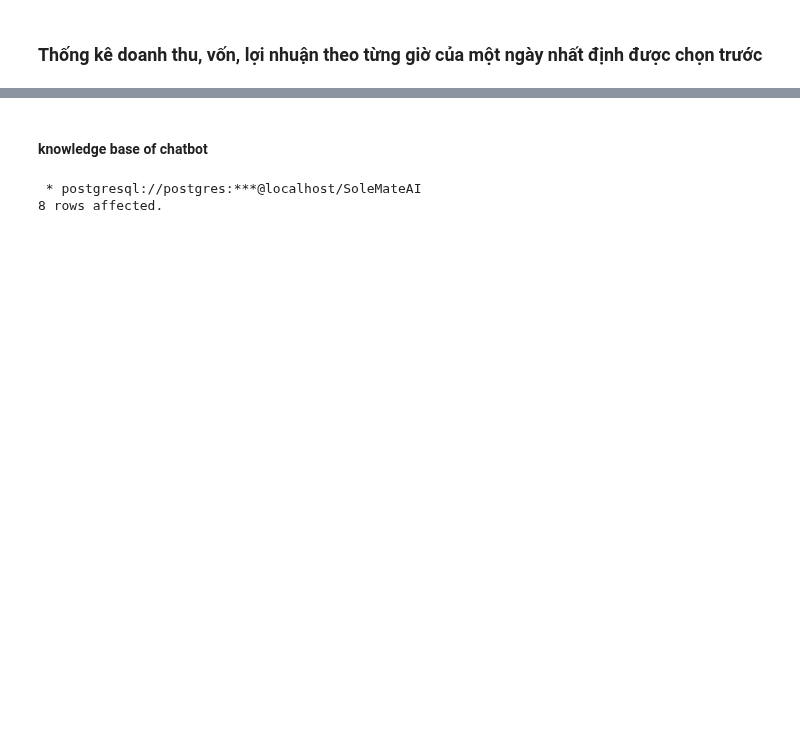
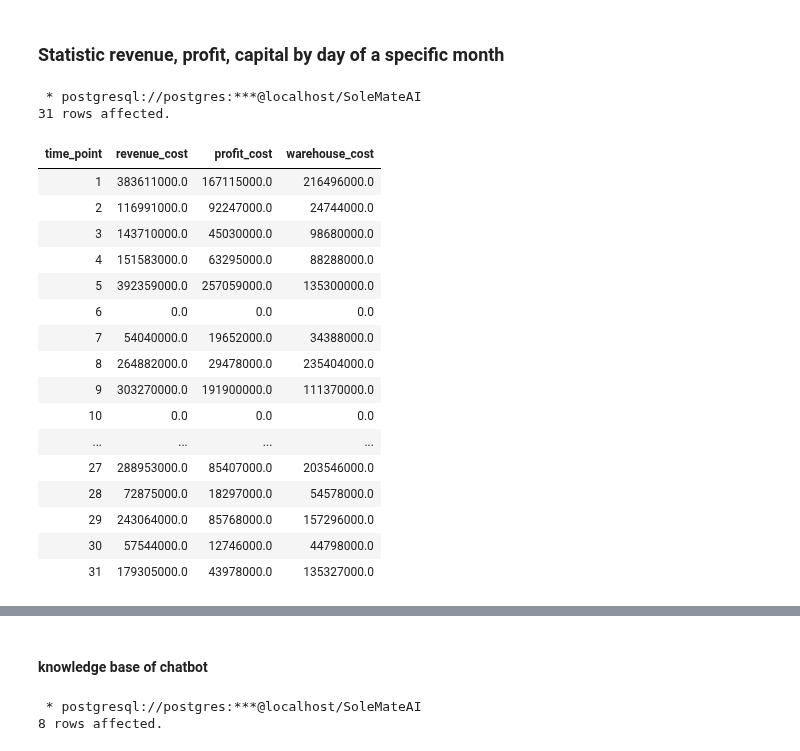
Before and after one commit to DNAnh01/SoleMateAI, a Jupyter notebook: backend/sql_query.ipynb, the cells around one changed output, grey strips where cells are left out. Cells and saved outputs as stored; diff of their text form; code cells hidden in the pictures; blank space fills up the shorter version.

```diff
--- a/backend/sql_query.ipynb
+++ b/backend/sql_query.ipynb
@@ -88,5 +86,81 @@ ORDER BY \
 | 21 | 0.0 | 0.0 | 0.0 |
 | 22 | 0.0 | 0.0 | 0.0 |
 | 23 | 0.0 | 0.0 | 0.0 |
-# %% [markdown]
-### Thống kê doanh thu, vốn, lợi nhuận theo từng giờ của một ngày nhất định được chọn trước
+# %% [markdown]
+### Statistic revenue, profit, capital by day of a specific month
+# %%
+%sql \
+WITH RECURSIVE DayReference AS ( \
+    SELECT 1 AS day_of_month \
+    UNION ALL \
+    SELECT day_of_month + 1 \
+    FROM DayReference \
+    WHERE day_of_month < EXTRACT(DAY FROM DATE_TRUNC('month', TO_DATE('05/2024', 'MM/YYYY')) + INTERVAL '1 month' - INTERVAL '1 day') \
+) \
+SELECT \
+    dr.day_of_month AS time_point, \
+    COALESCE(SUM(revenue_subquery.total_revenue), 0) AS revenue_cost, \
+    COALESCE(SUM(profit_subquery.total_profit), 0) AS profit_cost, \
+    COALESCE(SUM(warehouse_subquery.total_warehouse_price), 0) AS warehouse_cost \
+FROM \
+    DayReference dr \
+LEFT JOIN ( \
+    SELECT \
+        EXTRACT(DAY FROM o1.order_date) AS day_of_month, \
+        SUM(o1.total_discounted_price) AS total_revenue \
+    FROM \
+        orders o1 \
+    WHERE \
+        TO_CHAR(o1.order_date, 'MM/YYYY') = '05/2024' \
+        AND o1.status = 'ORDER-DELIVERED' \
+    GROUP BY \
+        EXTRACT(DAY FROM o1.order_date) \
+) revenue_subquery ON dr.day_of_month = revenue_subquery.day_of_month \
+LEFT JOIN ( \
+    SELECT \
+        EXTRACT(DAY FROM o2.order_date) AS day_of_month, \
+        SUM(o2.total_discounted_price - o2.total_warehouse_price) AS total_profit \
+    FROM \
+        orders o2 \
+    WHERE \
+        TO_CHAR(o2.order_date, 'MM/YYYY') = '05/2024' \
+        AND o2.status = 'ORDER-DELIVERED' \
+    GROUP BY \
+        EXTRACT(DAY FROM o2.order_date) \
+) profit_subquery ON dr.day_of_month = profit_subquery.day_of_month \
+LEFT JOIN ( \
+    SELECT \
+        EXTRACT(DAY FROM o3.order_date) AS day_of_month, \
+        SUM(o3.total_warehouse_price) AS total_warehouse_price \
+    FROM \
+        orders o3 \
+    WHERE \
+        TO_CHAR(o3.order_date, 'MM/YYYY') = '05/2024' \
+        AND o3.status = 'ORDER-DELIVERED' \
+    GROUP BY \
+        EXTRACT(DAY FROM o3.order_date) \
+) warehouse_subquery ON dr.day_of_month = warehouse_subquery.day_of_month \
+GROUP BY \
+    dr.day_of_month \
+ORDER BY \
+    dr.day_of_month;
+# %% [output]
+ * postgresql://postgres:***@localhost/SoleMateAI
+31 rows affected.
+| time_point | revenue_cost | profit_cost | warehouse_cost |
+| 1 | 383611000.0 | 167115000.0 | 216496000.0 |
+| 2 | 116991000.0 | 92247000.0 | 24744000.0 |
+| 3 | 143710000.0 | 45030000.0 | 98680000.0 |
+| 4 | 151583000.0 | 63295000.0 | 88288000.0 |
+| 5 | 392359000.0 | 257059000.0 | 135300000.0 |
+| 6 | 0.0 | 0.0 | 0.0 |
+| 7 | 54040000.0 | 19652000.0 | 34388000.0 |
+| 8 | 264882000.0 | 29478000.0 | 235404000.0 |
+| 9 | 303270000.0 | 191900000.0 | 111370000.0 |
+| 10 | 0.0 | 0.0 | 0.0 |
+| ... | ... | ... | ... |
+| 27 | 288953000.0 | 85407000.0 | 203546000.0 |
+| 28 | 72875000.0 | 18297000.0 | 54578000.0 |
+| 29 | 243064000.0 | 85768000.0 | 157296000.0 |
+| 30 | 57544000.0 | 12746000.0 | 44798000.0 |
+| 31 | 179305000.0 | 43978000.0 | 135327000.0 |
```
Also changed, not shown: parts of 12 cells of this notebook, 15 other files.
